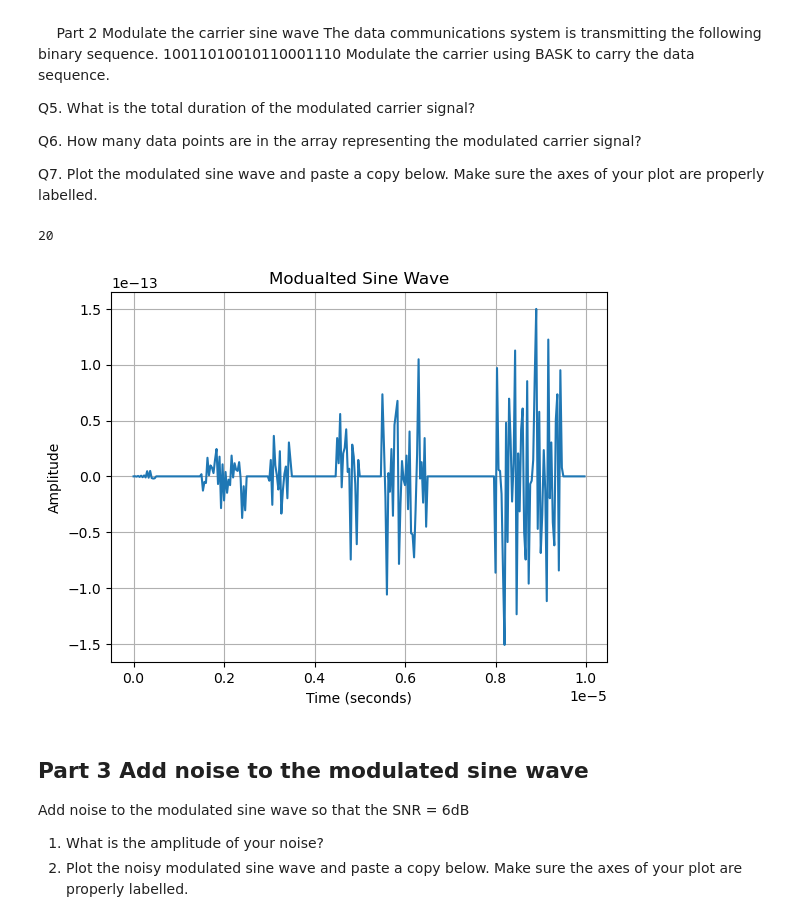
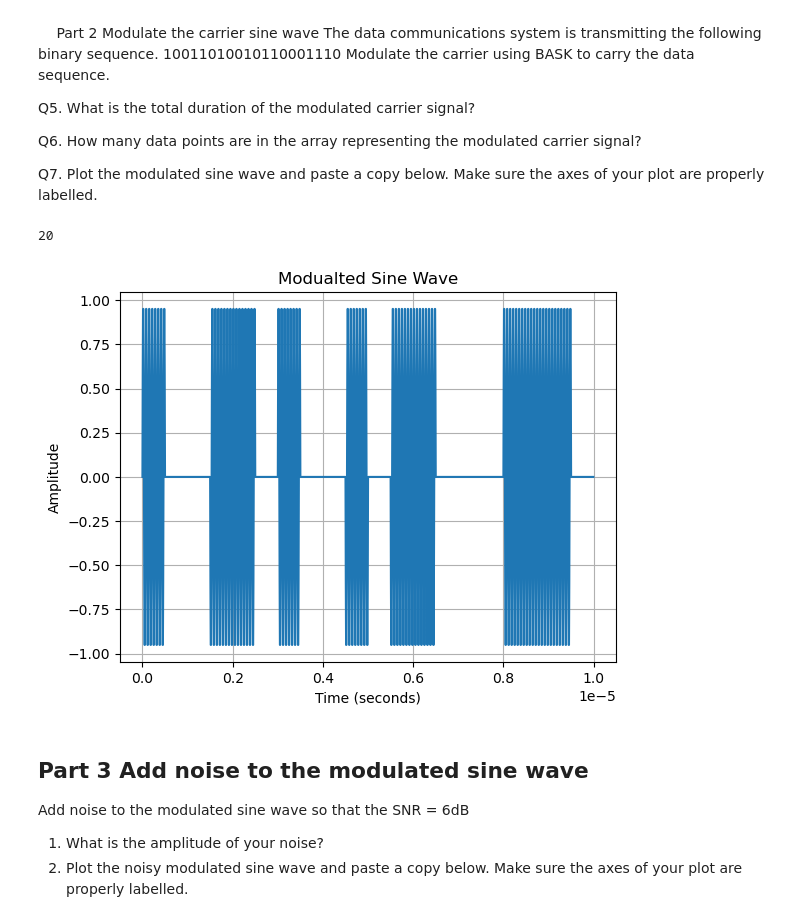
Before and after one commit to SDevTutors/learn-computer-networking, a Jupyter notebook: labs/Example Lab Assessment Nov 2024.ipynb, the cells around one changed output. Cells and saved outputs as stored; diff of their text form; code cells hidden in the pictures.

```diff
--- a/labs/Example Lab Assessment Nov 2024.ipynb
+++ b/labs/Example Lab Assessment Nov 2024.ipynb
@@ -5,7 +5,9 @@ import math
 
 carrier_freq = 15e6  # 15MHz
 
-sampling_freq = carrier_freq * (2)
+nyguist_factor = 2  # The Nyquist theorem states that the sampling frequency must be at least twice the signal frequency
+
+sampling_freq = carrier_freq * (nyguist_factor * 5)
 sampling_period = 1 / sampling_freq
 
 duration = 10e-6  # 1 microsecond makes sense use, unless stated otherwise
@@ -14,7 +16,9 @@ carrier_amplitude = 1  # Unless stated otherwise, the amplitude of the carrier w
 time = np.arange(0, duration, sampling_period)
 
 carrier_sine_wave = carrier_amplitude * np.sin(2 * math.pi * carrier_freq * time)
+
 print(len(carrier_sine_wave))
+
 plt.plot(time, carrier_sine_wave)
 plt.title("Sine Wave")
 plt.xlabel("Time (seconds)")
@@ -57,43 +61,43 @@ data = np.array([1, 0, 0, 1, 1, 0, 1, 0, 0, 1, 0, 1, 1, 0, 0, 0, 1, 1, 1, 0])
 
 print(len(data))
 
+# comes to 15 in Marks mod, was 75 in the original code
 
-upsample_rate = 15 #len(carrier_sine_wave)/len(data)   # we need to upsample the data stream as we can only multiply arrays of the same length
+
+upsample_rate = int(len(carrier_sine_wave) / len(data))
+# we need to upsample the data stream as we can only multiply arrays of the same length
 
 
 data_upsampled = []
 
 
-
 for index in range(0, len(data), 1):
-
 
     if data[index] == 0:
 
-
         data_upsampled.append(np.zeros(upsample_rate))
-
 
     else:
         data_upsampled.append(np.ones(upsample_rate))
+
 
 
 data_upsampled = np.hstack(data_upsampled)
 
 
 
 modulated_signal = carrier_sine_wave * data_upsampled
 
 
 plt.plot(time, modulated_signal)
 plt.title("Modualted Sine Wave")
 plt.xlabel("Time (seconds)")
 plt.ylabel("Amplitude")
 plt.grid(True, which="both")
 plt.show()
 # %% [output]
 20
-[figure, old version]
+[figure, new version]
 # %% [markdown]
 ## Part 3 Add noise to the modulated sine wave
 
```
Also changed, not shown: parts of 3 cells of this notebook.
